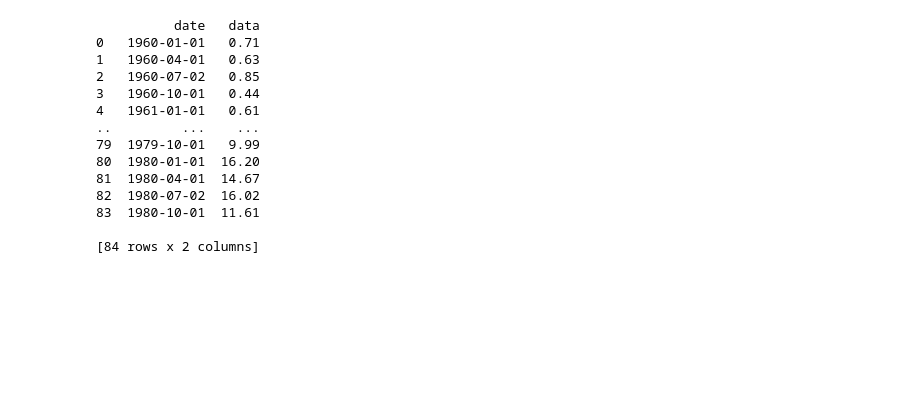
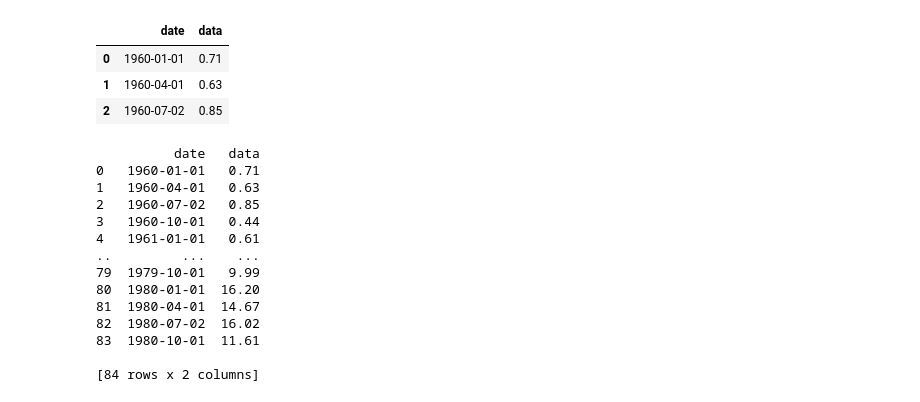
Before and after one commit to sxs001/L4DA_resources, a Jupyter notebook: sarima_final.ipynb, the cells around one changed output. Cells and saved outputs as stored; diff of their text form; code cells hidden in the pictures; blank space fills up the shorter version.

```diff
--- a/sarima_final.ipynb
+++ b/sarima_final.ipynb
@@ -20,3 +18,12 @@ data = pd.read_csv(file)
+# %%
+url='https://raw.githubusercontent.com/tdmhub/L4DA_resources/main/jj.csv'
+data = pd.read_csv(url,delimiter=',')
+data.head(3)
+# %% [output]
+|  | date | data |
+| 0 | 1960-01-01 | 0.71 |
+| 1 | 1960-04-01 | 0.63 |
+| 2 | 1960-07-02 | 0.85 |
 # %%
 print(data)
 # %% [output]
```
Also changed, not shown: parts of 20 cells of this notebook.
